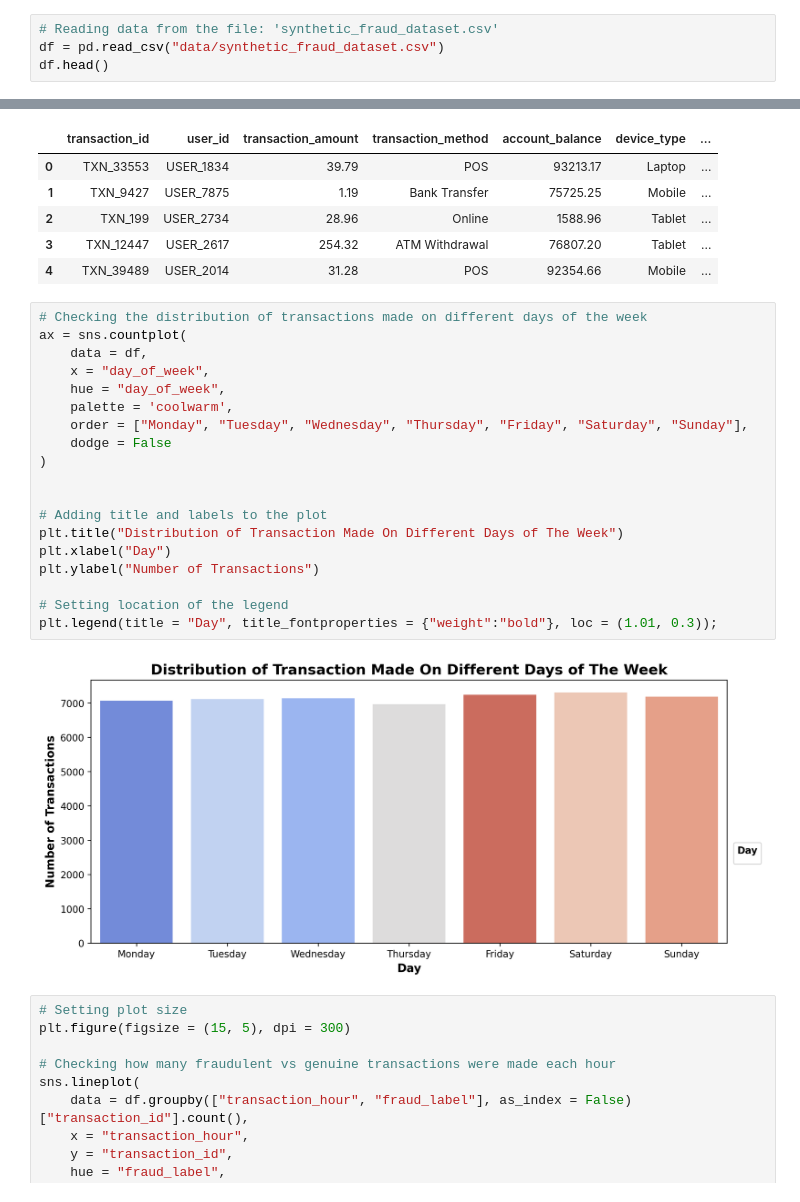
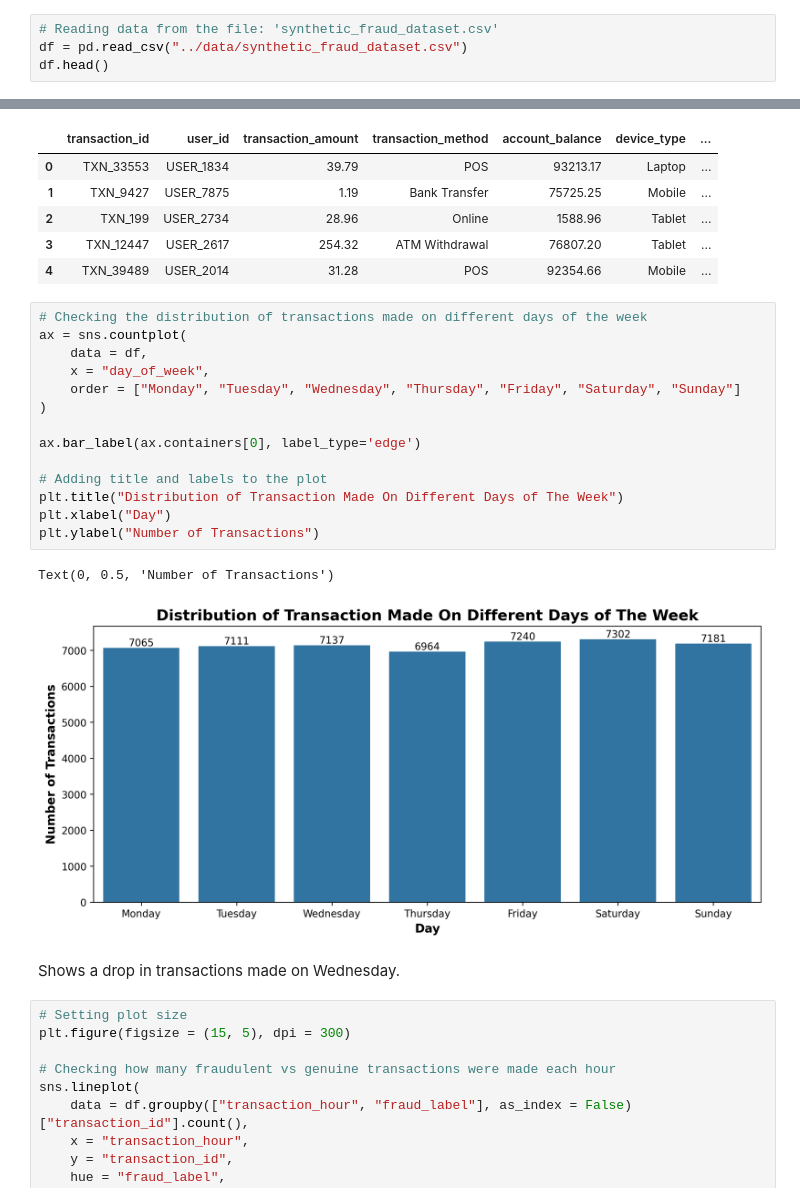
Before and after one commit to mshodge/fraud_mlops, a Jupyter notebook: notebooks/eda.ipynb, the cells around one changed output, grey strips where cells are left out. Saved outputs shown, nothing was run; the diff lists cells and outputs as text.

```diff
--- a/notebooks/eda.ipynb
+++ b/notebooks/eda.ipynb
@@ -25,7 +26,7 @@ plt.rcParams["axes.labelweight"] = 'bold'
 pd.set_option("display.max_columns", None)
 # %%
 # Reading data from the file: 'synthetic_fraud_dataset.csv'
-df = pd.read_csv("data/synthetic_fraud_dataset.csv")
+df = pd.read_csv("../data/synthetic_fraud_dataset.csv")
 df.head()
 # %% [output]
 |  | Transaction_ID | User_ID | Transaction_Amount | Transaction_Type | Timestamp | Account_Balance | ... |
@@ -276,24 +319,22 @@ df.head()
 # %%
 # Checking the distribution of transactions made on different days of the week
 ax = sns.countplot(
     data = df,
     x = "day_of_week",
-    hue = "day_of_week",
-    palette = 'coolwarm',
-    order = ["Monday", "Tuesday", "Wednesday", "Thursday", "Friday", "Saturday", "Sunday"],
-    dodge = False
+    order = ["Monday", "Tuesday", "Wednesday", "Thursday", "Friday", "Saturday", "Sunday"]
 )
 
+ax.bar_label(ax.containers[0], label_type='edge')
 
 # Adding title and labels to the plot
 plt.title("Distribution of Transaction Made On Different Days of The Week")
 plt.xlabel("Day")
 plt.ylabel("Number of Transactions")
-
-# Setting location of the legend
-plt.legend(title = "Day", title_fontproperties = {"weight":"bold"}, loc = (1.01, 0.3));
 # %% [output]
+Text(0, 0.5, 'Number of Transactions')
-[figure, old version]
+[figure, new version]
+# %% [markdown]
+Shows a drop in transactions made on Wednesday.
 # %%
 # Setting plot size
 plt.figure(figsize = (15, 5), dpi = 300)
```
Also changed, not shown: parts of 34 cells of this notebook.
